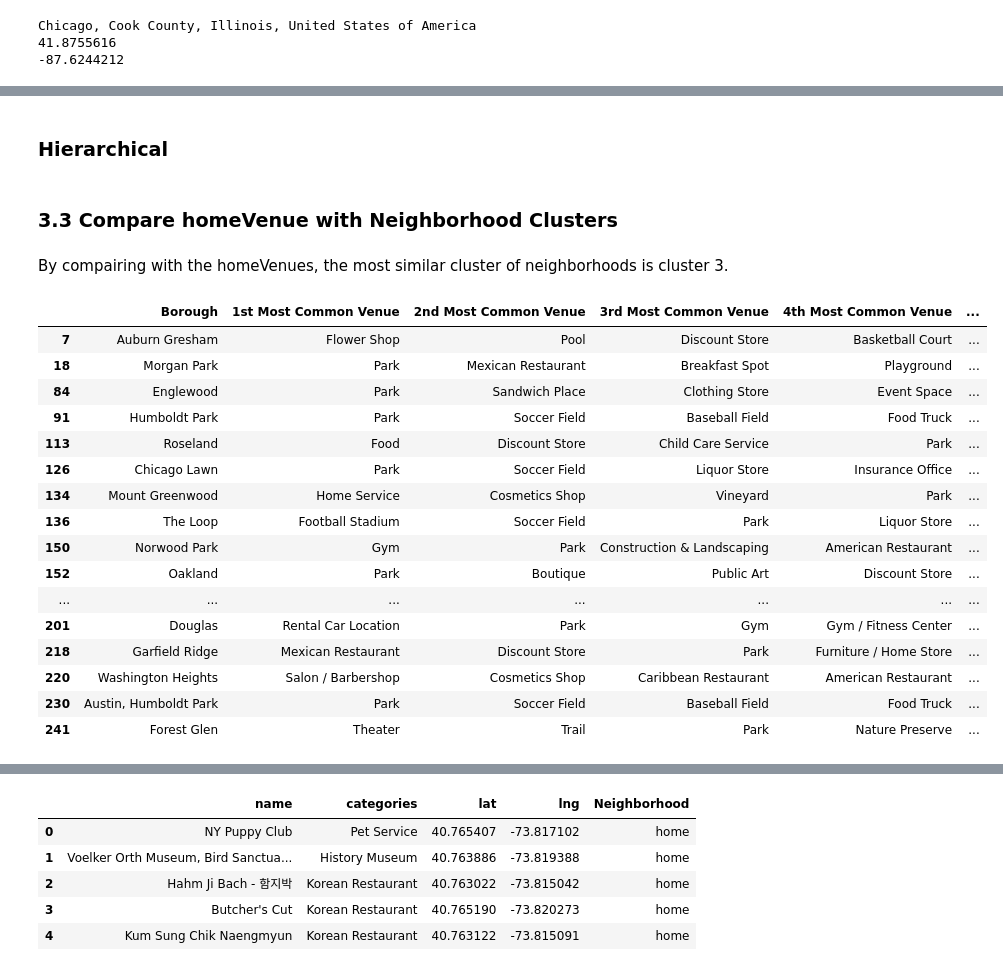
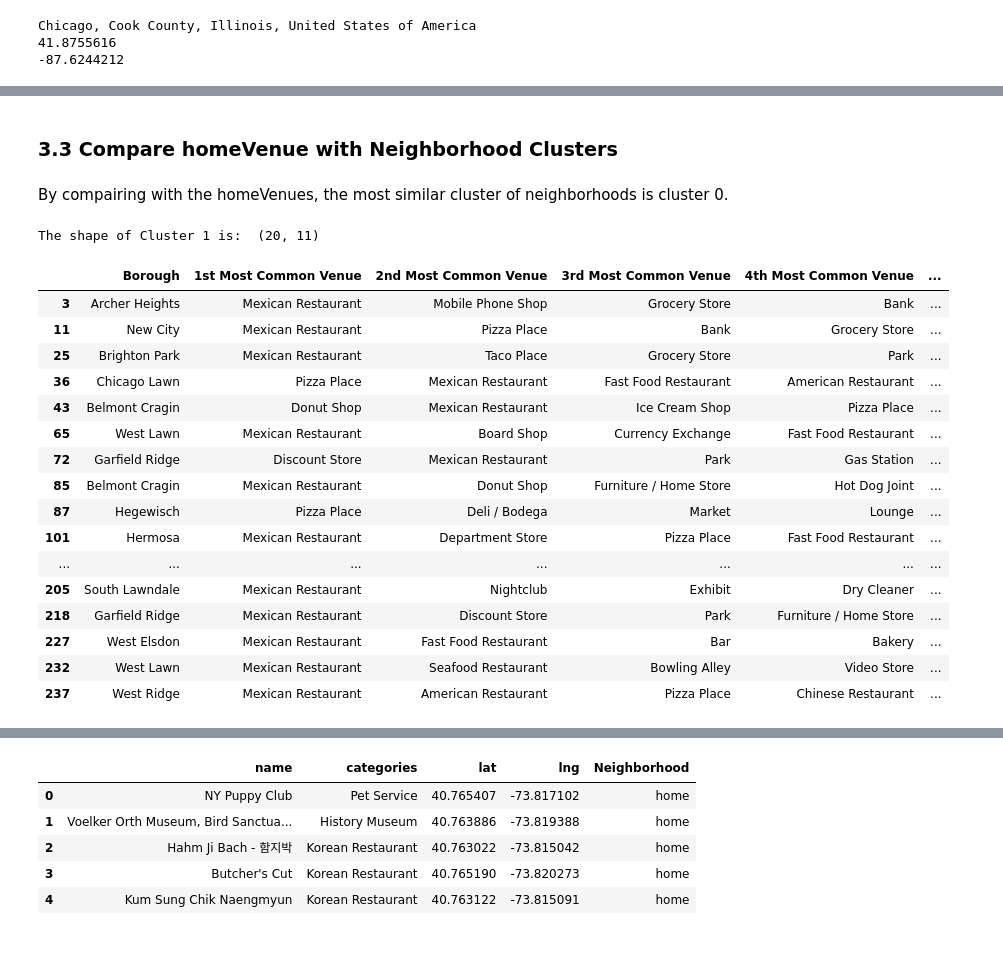
Before and after one commit to yinanwang9710/Coursera_Capstone, a Jupyter notebook: The Battle of Neighborhood.ipynb, the cells around one changed output, grey strips where cells are left out. Saved outputs shown, nothing was run; the diff lists cells and outputs as text; code cells hidden in the pictures.

```diff
--- a/The Battle of Neighborhood.ipynb
+++ b/The Battle of Neighborhood.ipynb
@@ -46,7 +48,3 @@ python_abi-3.6       | 4 KB      | ##################################### | 100%
 Preparing transaction: done
 Verifying transaction: done
 Executing transaction: done
-# %%
-CLIENT_ID = 'O5JVZA3QFOKXT4TVE4D2TYQCYVZ2PFIVK15B4AGYMQLR24EJ' # your Foursquare ID
-CLIENT_SECRET = 'QPINCQCN1LR4VZOVRYJSE5D1W1FVG2K34DQJIDVJDLCTSXF2' # your Foursquare Secret
-VERSION = '20200426'
@@ -553,16 +541,18 @@ chicago_clustering=chicago_grouped.drop('Neighborhood', 1)
 
 
 cost =[]
-for i in range(1, 11):
+labels=[]
+for i in range(1, 7):
     KM = KMeans(n_clusters = i, max_iter = 500)
     KM.fit(chicago_clustering)
+    labels.append(KM.labels_)
 
     # calculates squared error
     # for the clustered points
     cost.append(KM.inertia_)
 
 # plot the cost against K values
-plt.plot(range(1, 11), cost, color ='g', linewidth ='3')
+plt.plot(range(1, 7), cost, color ='g', linewidth ='3')
 plt.xlabel("Value of K")
 plt.ylabel("Sqaured Error (Cost)")
 plt.show()
@@ -571,6 +561,31 @@ plt.show()
+# %%
+num_top_venues = 10
+
+def return_most_common_venues(row, num_top_venues):
+    row_categories = row.iloc[1:]
+    row_categories_sorted = row_categories.sort_values(ascending=False)
+
+    return row_categories_sorted.index.values[0:num_top_venues]
+
+indicators = ['st', 'nd', 'rd']
+
+# create columns according to number of top venues
+columns = ['Neighborhood']
+for ind in np.arange(num_top_venues):
+    try:
+        columns.append('{}{} Most Common Venue'.format(ind+1, indicators[ind]))
+    except:
+        columns.append('{}th Most Common Venue'.format(ind+1))
+
+# create a new dataframe
+neighborhoods_venues_sorted = pd.DataFrame(columns=columns)
+neighborhoods_venues_sorted['Neighborhood'] = chicago_grouped['Neighborhood']
+
+for ind in np.arange(chicago_grouped.shape[0]):
+    neighborhoods_venues_sorted.iloc[ind, 1:] = return_most_common_venues(chicago_grouped.iloc[ind, :], num_top_venues)
 # %%
 # add clustering labels
-neighborhoods_venues_sorted.insert(0, 'Cluster Labels', KM.labels_)
+neighborhoods_venues_sorted.insert(0, 'Cluster Labels', labels[4])
 
 chicago_merged = ChicagoHoods
 
@@ -578,7 +593,6 @@ chicago_merged = ChicagoHoods
 chicago_merged = chicago_merged.join(neighborhoods_venues_sorted.set_index('Neighborhood'), on='Neighborhood')
 chicago_merged=chicago_merged.dropna(axis=0)
 chicago_merged.reset_index(drop=True)
-chicago_merged['Cluster Labels'] = chicago_merged['Cluster Labels'].astype(int)
-chicago_merged.head()
+chicago_merged
 # %% [output]
 |  | Neighborhood | Borough | Latitude | Longitude | Cluster Labels | 1st Most Common Venue | ... |
@@ -615,31 +641,31 @@ map_clusters
-# %% [markdown]
-### Hierarchical
 # %% [markdown]
 ### 3.3 Compare homeVenue with Neighborhood Clusters
 # %% [markdown]
-By compairing with the homeVenues, the most similar cluster of neighborhoods is cluster 3.
+By compairing with the homeVenues, the most similar cluster of neighborhoods is cluster 0.
 # %%
 clusters=[]
 for i in range (0,5):
     clusters.append(chicago_merged.loc[chicago_merged['Cluster Labels']==i,
                                        chicago_merged.columns[[1]+ list(range(5, chicago_merged.shape[1]))]])
-
-clusters[0]
+cluster1=clusters[0]
+print("The shape of Cluster 1 is: ", cluster1.shape)
+cluster1
 # %% [output]
+The shape of Cluster 1 is:  (20, 11)
 |  | Borough | 1st Most Common Venue | 2nd Most Common Venue | 3rd Most Common Venue | 4th Most Common Venue | ... |
-| 7 | Auburn Gresham | Flower Shop | Pool | Discount Store | Basketball Court | ... |
-| 18 | Morgan Park | Park | Mexican Restaurant | Breakfast Spot | Playground | ... |
-| 84 | Englewood | Park | Sandwich Place | Clothing Store | Event Space | ... |
-| 91 | Humboldt Park | Park | Soccer Field | Baseball Field | Food Truck | ... |
-| 113 | Roseland | Food | Discount Store | Child Care Service | Park | ... |
-| 126 | Chicago Lawn | Park | Soccer Field | Liquor Store | Insurance Office | ... |
-| 134 | Mount Greenwood | Home Service | Cosmetics Shop | Vineyard | Park | ... |
-| 136 | The Loop | Football Stadium | Soccer Field | Park | Liquor Store | ... |
-| 150 | Norwood Park | Gym | Park | Construction & Landscaping | American Restaurant | ... |
-| 152 | Oakland | Park | Boutique | Public Art | Discount Store | ... |
+| 3 | Archer Heights | Mexican Restaurant | Mobile Phone Shop | Grocery Store | Bank | ... |
+| 11 | New City | Mexican Restaurant | Pizza Place | Bank | Grocery Store | ... |
+| 25 | Brighton Park | Mexican Restaurant | Taco Place | Grocery Store | Park | ... |
+| 36 | Chicago Lawn | Pizza Place | Mexican Restaurant | Fast Food Restaurant | American Restaurant | ... |
+| 43 | Belmont Cragin | Donut Shop | Mexican Restaurant | Ice Cream Shop | Pizza Place | ... |
+| 65 | West Lawn | Mexican Restaurant | Board Shop | Currency Exchange | Fast Food Restaurant | ... |
+| 72 | Garfield Ridge | Discount Store | Mexican Restaurant | Park | Gas Station | ... |
+| 85 | Belmont Cragin | Mexican Restaurant | Donut Shop | Furniture / Home Store | Hot Dog Joint | ... |
+| 87 | Hegewisch | Pizza Place | Deli / Bodega | Market | Lounge | ... |
+| 101 | Hermosa | Mexican Restaurant | Department Store | Pizza Place | Fast Food Restaurant | ... |
 | ... | ... | ... | ... | ... | ... | ... |
-| 201 | Douglas | Rental Car Location | Park | Gym | Gym / Fitness Center | ... |
+| 205 | South Lawndale | Mexican Restaurant | Nightclub | Exhibit | Dry Cleaner | ... |
 | 218 | Garfield Ridge | Mexican Restaurant | Discount Store | Park | Furniture / Home Store | ... |
-| 220 | Washington Heights | Salon / Barbershop | Cosmetics Shop | Caribbean Restaurant | American Restaurant | ... |
-| 230 | Austin, Humboldt Park | Park | Soccer Field | Baseball Field | Food Truck | ... |
-| 241 | Forest Glen | Theater | Trail | Park | Nature Preserve | ... |
+| 227 | West Elsdon | Mexican Restaurant | Fast Food Restaurant | Bar | Bakery | ... |
+| 232 | West Lawn | Mexican Restaurant | Seafood Restaurant | Bowling Alley | Video Store | ... |
+| 237 | West Ridge | Mexican Restaurant | American Restaurant | Pizza Place | Chinese Restaurant | ... |
```
Also changed, not shown: parts of 40 cells of this notebook.
